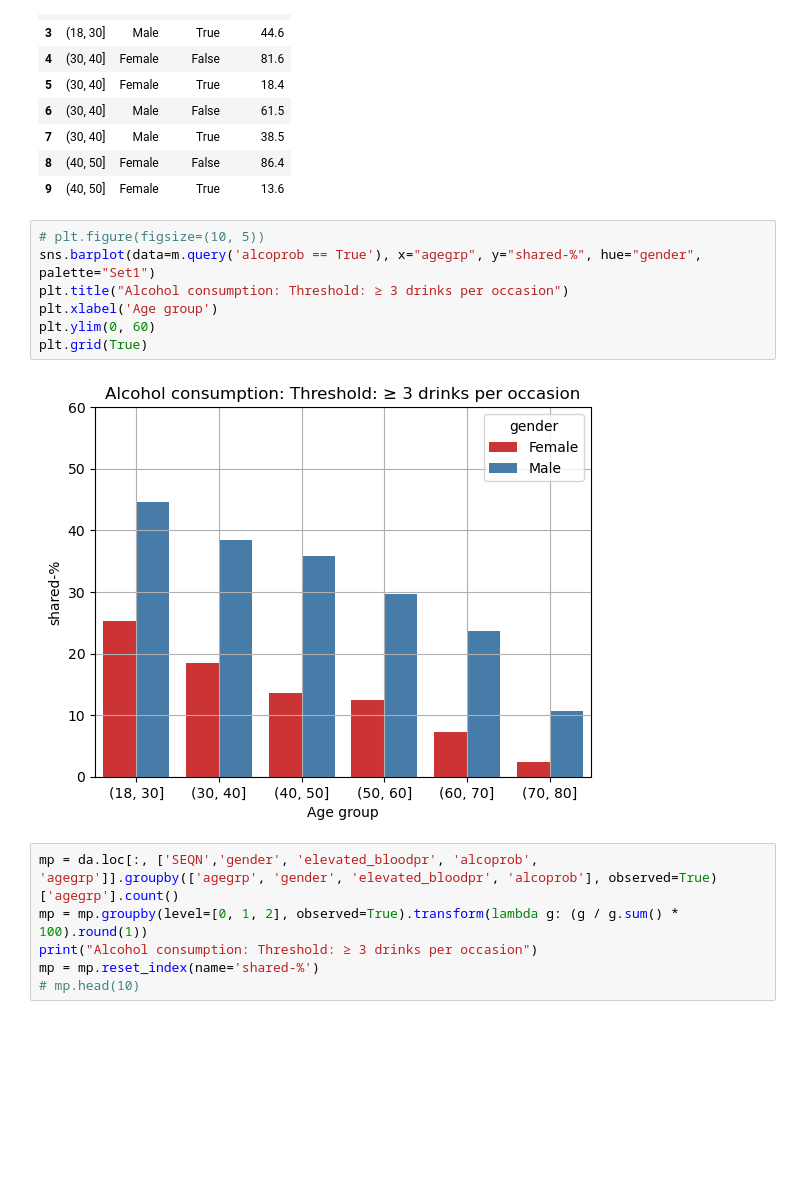
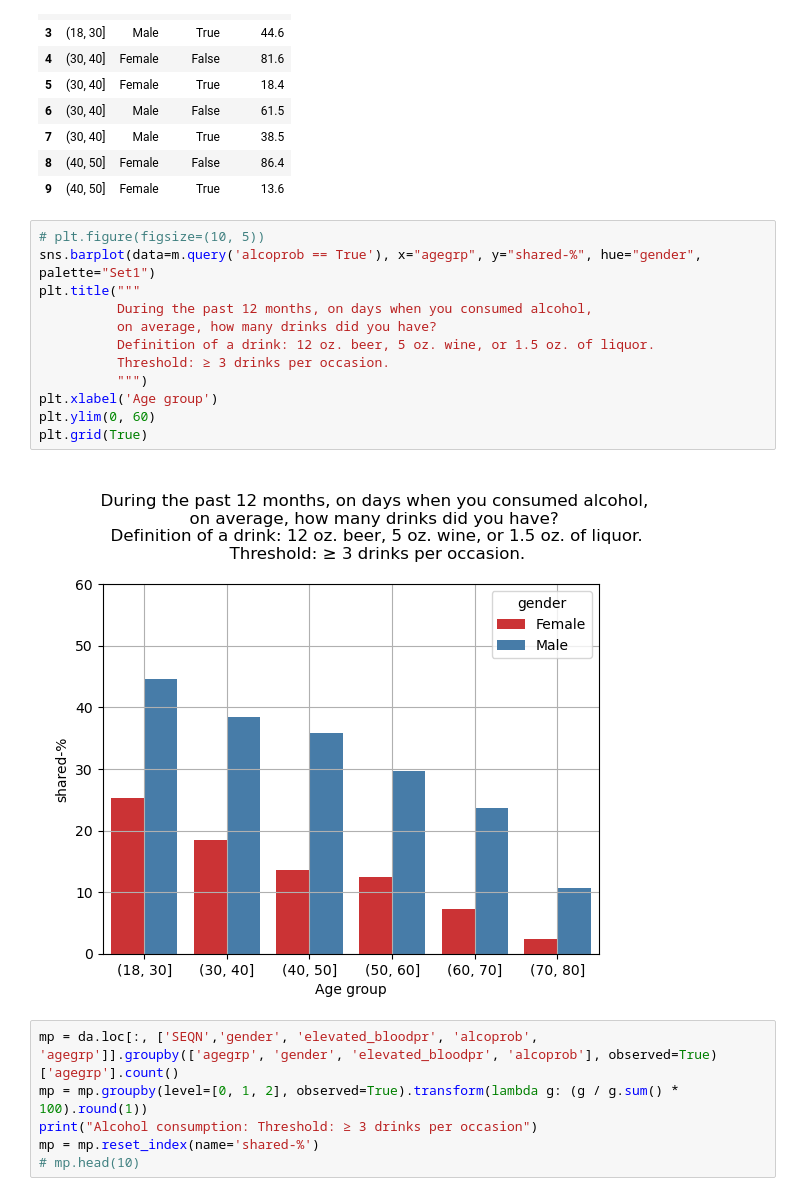
Before and after one commit to jahokas/statistics, a Jupyter notebook: nhanes_study.ipynb, the cells around one changed output. Drawn from its saved outputs; the diff is of its cells as text; blank space fills up the shorter version.

```diff
--- a/nhanes_study.ipynb
+++ b/nhanes_study.ipynb
@@ -654,12 +680,17 @@ m.head(10)
 # %%
 # plt.figure(figsize=(10, 5))
 sns.barplot(data=m.query('alcoprob == True'), x="agegrp", y="shared-%", hue="gender", palette="Set1")
-plt.title("Alcohol consumption: Threshold: ≥ 3 drinks per occasion")
+plt.title("""
+          During the past 12 months, on days when you consumed alcohol,
+          on average, how many drinks did you have?
+          Definition of a drink: 12 oz. beer, 5 oz. wine, or 1.5 oz. of liquor.
+          Threshold: ≥ 3 drinks per occasion.
+          """)
 plt.xlabel('Age group')
 plt.ylim(0, 60)
 plt.grid(True)
 # %% [output]
-[figure, old version]
+[figure, new version]
 # %%
 mp = da.loc[:, ['SEQN','gender', 'elevated_bloodpr', 'alcoprob', 'agegrp']].groupby(['agegrp', 'gender', 'elevated_bloodpr', 'alcoprob'], observed=True)['agegrp'].count()
 mp = mp.groupby(level=[0, 1, 2], observed=True).transform(lambda g: (g / g.sum() * 100).round(1))
```
Also changed, not shown: parts of 30 cells of this notebook.
